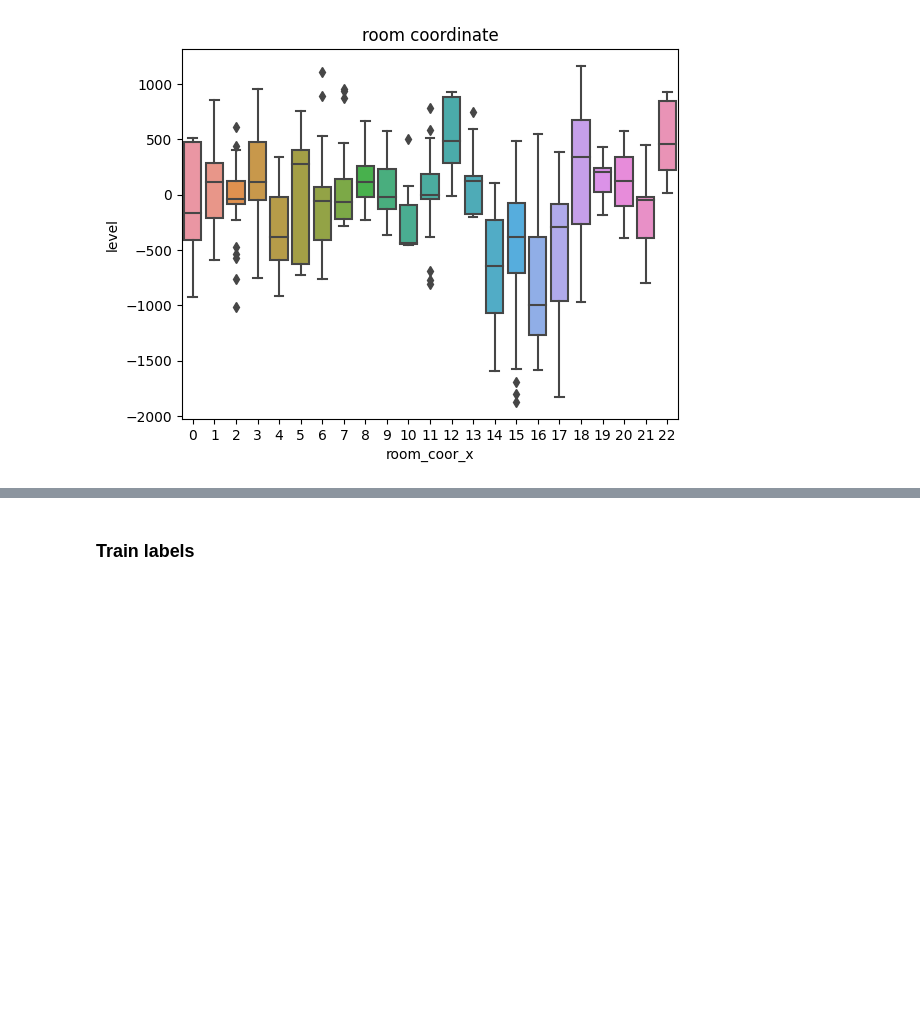
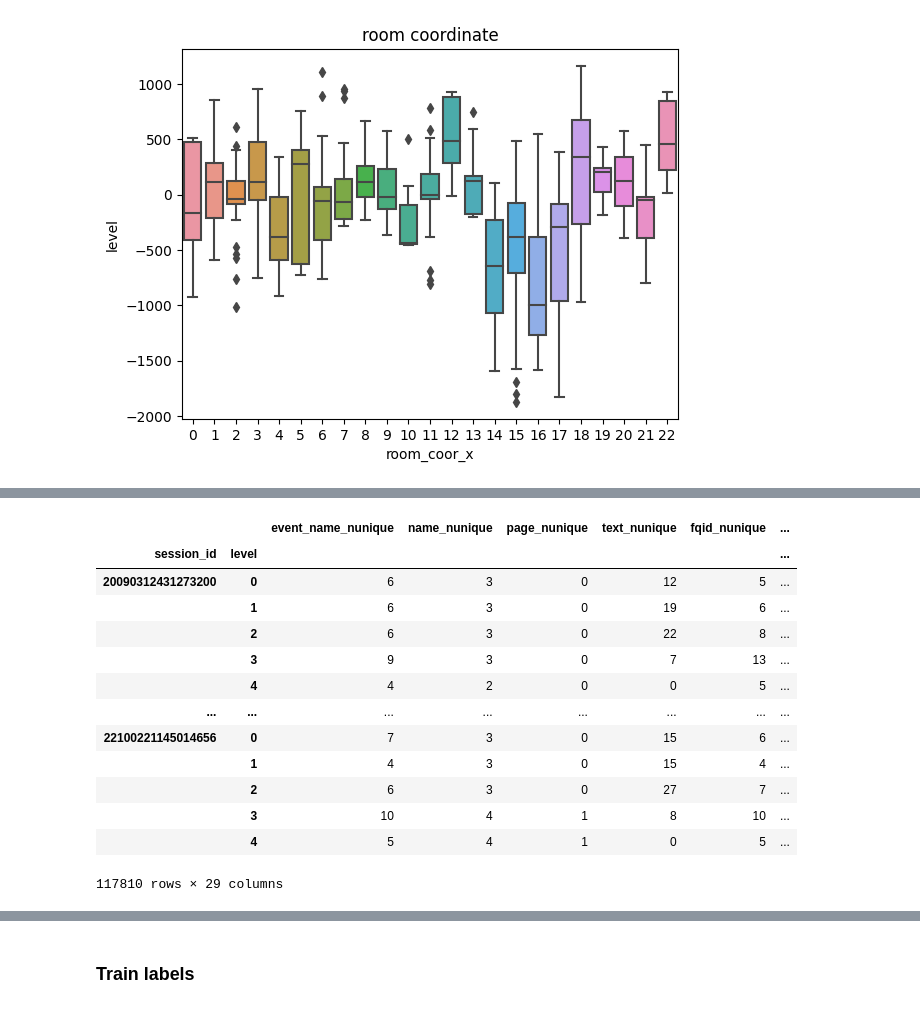
Before and after one commit to SiarheiThor/kaggle_student_performance, a Jupyter notebook: EDA.ipynb, the cells around one changed output, grey strips where cells are left out. Saved outputs shown, nothing was run; the diff lists cells and outputs as text; code cells hidden in the pictures; blank space fills up the shorter version.

```diff
--- a/EDA.ipynb
+++ b/EDA.ipynb
@@ -370,0 +396,9 @@ plt.show()
+# %%
+df1['time_diff'] = df1['elapsed_time'] - df1['elapsed_time'].shift(1)
+df1['room_coor_x_diff'] = df1['room_coor_x'] - df1['room_coor_x'].shift(1)
+df1['room_coor_y_diff'] = df1['room_coor_y'] - df1['room_coor_y'].shift(1)
+df1['screen_coor_x_diff'] = df1['screen_coor_x'] - df1['screen_coor_x'].shift(1)
+df1['screen_coor_y_diff'] = df1['screen_coor_y'] - df1['screen_coor_y'].shift(1)
+
+# text Not nan
+df1['text_value'] = df1['text'].isna().astype('int')
@@ -370,0 +438,3 @@ plt.show()
+# %%
+CATEGORICAL = [ 'event_name', 'name', 'page', 'text', 'fqid', 'room_fqid', 'text_fqid']
+NUMERICAL = ['elapsed_time', 'room_coor_x', 'room_coor_y', 'screen_coor_x', 'screen_coor_y', 'hover_duration', 'time_diff', 'room_coor_x_diff', 'room_coor_y_diff', 'screen_coor_x_diff', 'screen_coor_y_diff']
@@ -370,0 +501,39 @@ plt.show()
+# %%
+def feature_engineer(dataset_df):
+    dfs = []
+    for c in CATEGORICAL:
+        tmp = dataset_df.groupby(['session_id','level'])[c].agg('nunique')
+        tmp.name = tmp.name + '_nunique'
+        dfs.append(tmp)
+    for c in NUMERICAL:
+        tmp = dataset_df.groupby(['session_id','level'])[c].agg('mean')
+        tmp.name = tmp.name + '_mean'
+        dfs.append(tmp)
+    for c in NUMERICAL:
+        tmp = dataset_df.groupby(['session_id','level'])[c].agg('std')
+        tmp.name = tmp.name + '_std'
+        dfs.append(tmp)
+    dataset_df = pd.concat(dfs,axis=1)
+    dataset_df = dataset_df.fillna(-1)
+    dataset_df = dataset_df.reset_index()
+    dataset_df = dataset_df.set_index(['session_id', 'level'])
+    return dataset_df
+# %%
+test = feature_engineer(df1)
+# %%
+test
+# %% [output]
+|  |  | event_name_nunique | name_nunique | page_nunique | text_nunique | fqid_nunique | ... |
+| session_id | level |  |  |  |  |  | ... |
+| 20090312431273200 | 0 | 6 | 3 | 0 | 12 | 5 | ... |
+|  | 1 | 6 | 3 | 0 | 19 | 6 | ... |
+|  | 2 | 6 | 3 | 0 | 22 | 8 | ... |
+|  | 3 | 9 | 3 | 0 | 7 | 13 | ... |
+|  | 4 | 4 | 2 | 0 | 0 | 5 | ... |
+| ... | ... | ... | ... | ... | ... | ... | ... |
+| 22100221145014656 | 0 | 7 | 3 | 0 | 15 | 6 | ... |
+|  | 1 | 4 | 3 | 0 | 15 | 4 | ... |
+|  | 2 | 6 | 3 | 0 | 27 | 7 | ... |
+|  | 3 | 10 | 4 | 1 | 8 | 10 | ... |
+|  | 4 | 5 | 4 | 1 | 0 | 5 | ... |
+117810 rows × 29 columns
```
Also changed, not shown: parts of 17 cells of this notebook.
